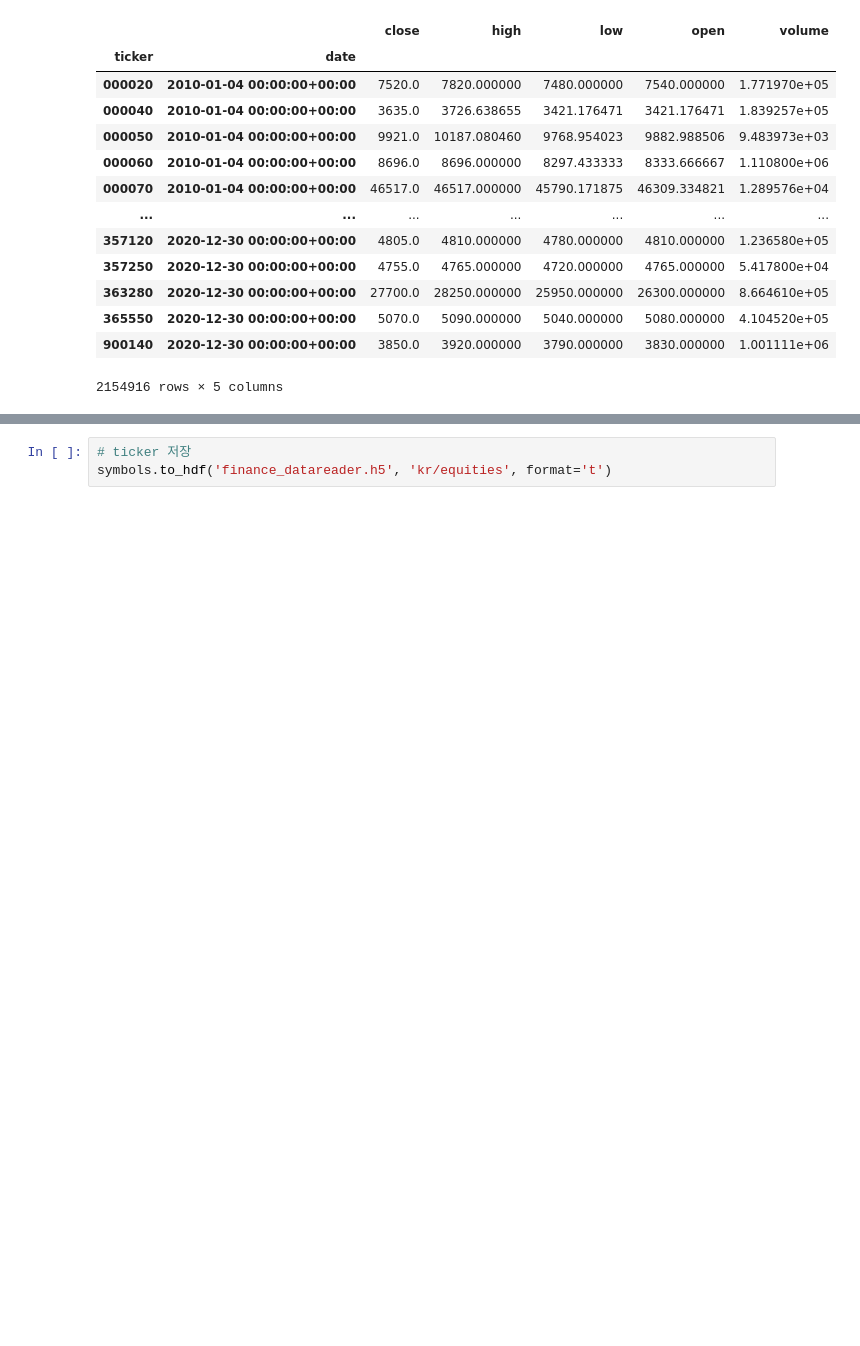
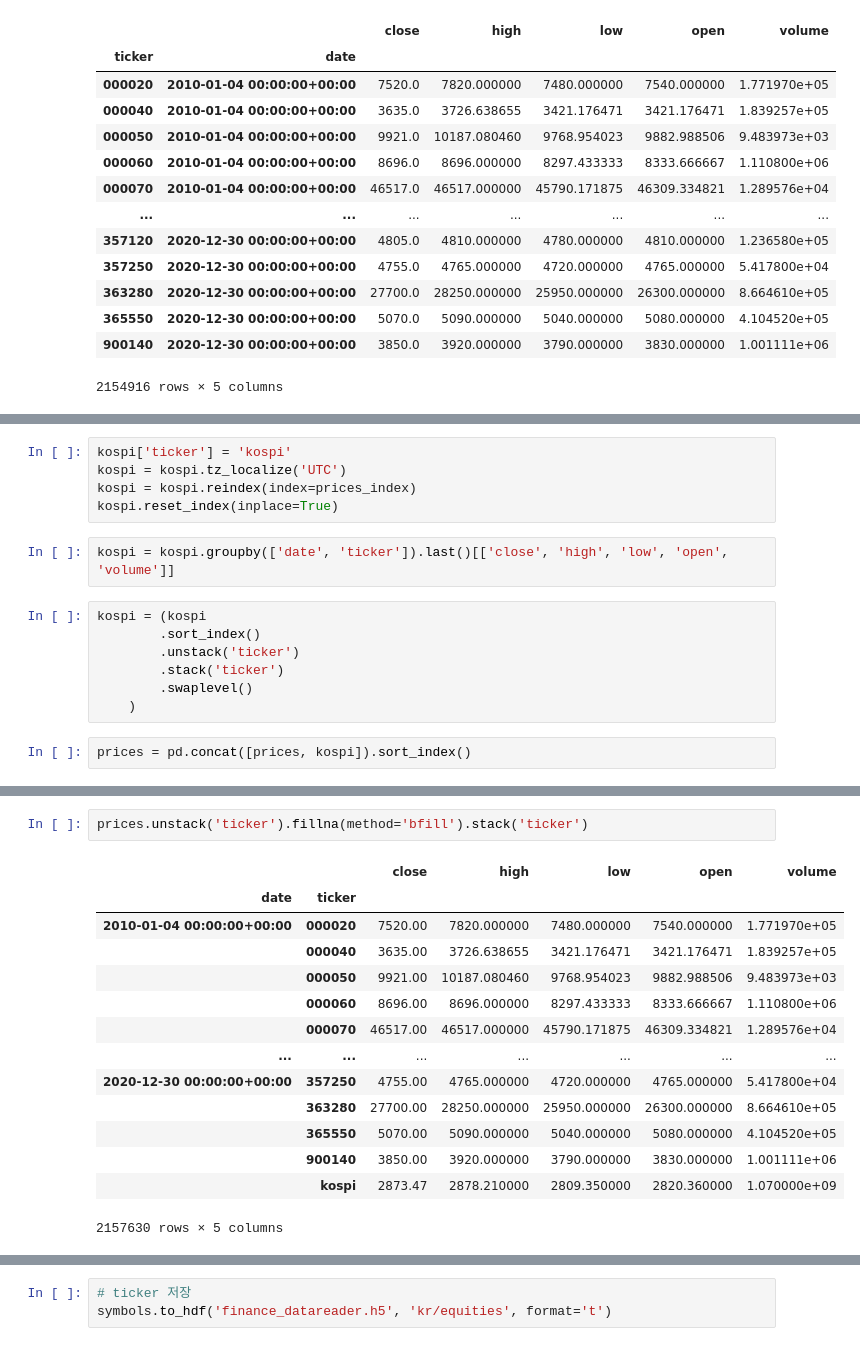
Before and after one commit to Hertz-and-Alpha/machine-learning-for-trading-korea-stock, a Jupyter notebook: 04_alpha_factor_research/00_custom_bundle/stock_preprocessing.ipynb, the cells around one changed output, grey strips where cells are left out. Saved outputs shown, nothing was run; the diff lists cells and outputs as text; blank space fills up the shorter version.

Commit message:
Update add benchmark price

```diff
--- a/04_alpha_factor_research/00_custom_bundle/stock_preprocessing.ipynb
+++ b/04_alpha_factor_research/00_custom_bundle/stock_preprocessing.ipynb
@@ -65,3 +87,19 @@ prices
+# %%
+kospi['ticker'] = 'kospi'
+kospi = kospi.tz_localize('UTC')
+kospi = kospi.reindex(index=prices_index)
+kospi.reset_index(inplace=True)
+# %%
+kospi = kospi.groupby(['date', 'ticker']).last()[['close', 'high', 'low', 'open', 'volume']]
+# %%
+kospi = (kospi
+        .sort_index()
+        .unstack('ticker')
+        .stack('ticker')
+        .swaplevel()
+    )
+# %%
+prices = pd.concat([prices, kospi]).sort_index()
 # %%
 print(prices.info(null_counts=True))
 tickers = prices.index.unique('ticker')
@@ -81,0 +135,17 @@ None
+# %%
+prices.unstack('ticker').fillna(method='bfill').stack('ticker')
+# %% [output]
+|  |  | close | high | low | open | volume |
+| date | ticker |  |  |  |  |  |
+| 2010-01-04 00:00:00+00:00 | 000020 | 7520.00 | 7820.000000 | 7480.000000 | 7540.000000 | 1.771970e+05 |
+|  | 000040 | 3635.00 | 3726.638655 | 3421.176471 | 3421.176471 | 1.839257e+05 |
+|  | 000050 | 9921.00 | 10187.080460 | 9768.954023 | 9882.988506 | 9.483973e+03 |
+|  | 000060 | 8696.00 | 8696.000000 | 8297.433333 | 8333.666667 | 1.110800e+06 |
+|  | 000070 | 46517.00 | 46517.000000 | 45790.171875 | 46309.334821 | 1.289576e+04 |
+| ... | ... | ... | ... | ... | ... | ... |
+| 2020-12-30 00:00:00+00:00 | 357250 | 4755.00 | 4765.000000 | 4720.000000 | 4765.000000 | 5.417800e+04 |
+|  | 363280 | 27700.00 | 28250.000000 | 25950.000000 | 26300.000000 | 8.664610e+05 |
+|  | 365550 | 5070.00 | 5090.000000 | 5040.000000 | 5080.000000 | 4.104520e+05 |
+|  | 900140 | 3850.00 | 3920.000000 | 3790.000000 | 3830.000000 | 1.001111e+06 |
+|  | kospi | 2873.47 | 2878.210000 | 2809.350000 | 2820.360000 | 1.070000e+09 |
+2157630 rows × 5 columns
```
Also changed, not shown: parts of 11 cells of this notebook.
